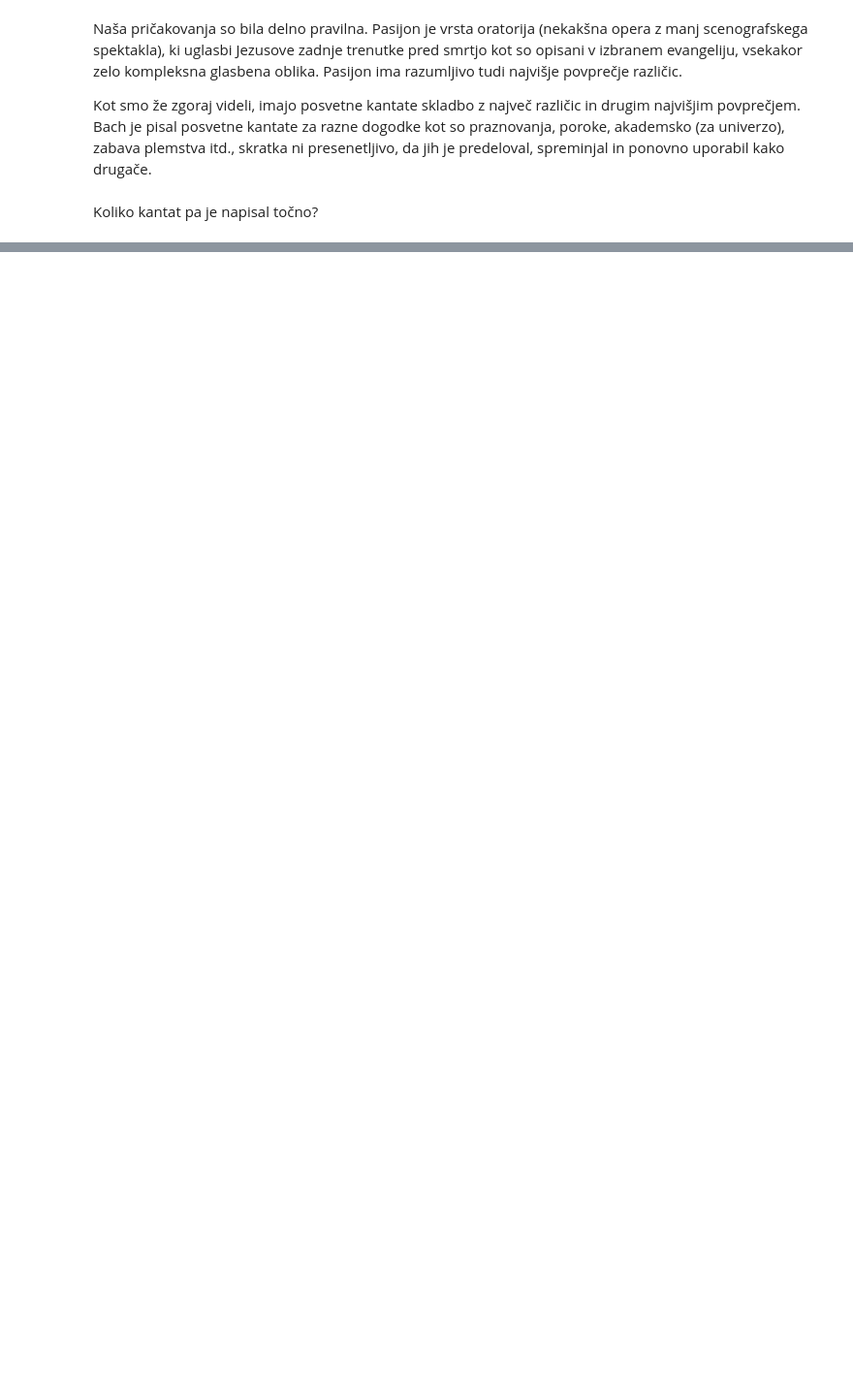
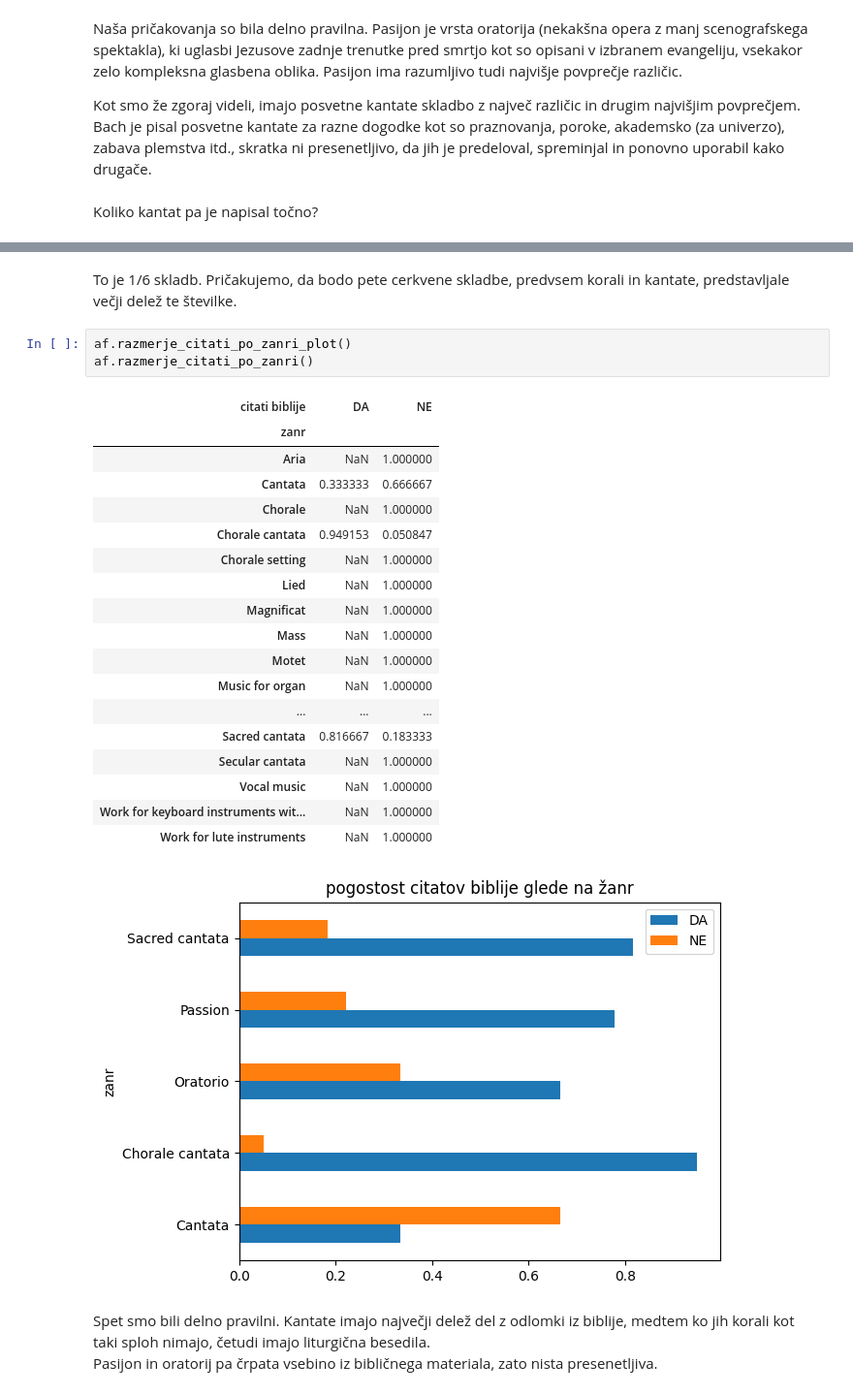
Before and after one commit to MajBijol147/Uvod_v_programiranje, a Jupyter notebook: seminarska_naloga/analiza_podatkov.ipynb, the cells around one changed output, grey strips where cells are left out. Shown at 97% size. Drawn from its saved outputs; the diff is of its cells as text; blank space fills up the shorter version.

```diff
--- a/seminarska_naloga/analiza_podatkov.ipynb
+++ b/seminarska_naloga/analiza_podatkov.ipynb
@@ -87,0 +99,28 @@ Izstopa tudi "delo za instrumente s tipkami", za takratni čas čembalo in klavi
+# %% [markdown]
+To je 1/6 skladb. Pričakujemo, da bodo pete cerkvene skladbe, predvsem korali in kantate, predstavljale večji delež te številke.
+# %%
+af.razmerje_citati_po_zanri_plot()
+af.razmerje_citati_po_zanri()
+# %% [output]
+| citati biblije | DA | NE |
+| zanr |  |  |
+| Aria | NaN | 1.000000 |
+| Cantata | 0.333333 | 0.666667 |
+| Chorale | NaN | 1.000000 |
+| Chorale cantata | 0.949153 | 0.050847 |
+| Chorale setting | NaN | 1.000000 |
+| Lied | NaN | 1.000000 |
+| Magnificat | NaN | 1.000000 |
+| Mass | NaN | 1.000000 |
+| Motet | NaN | 1.000000 |
+| Music for organ | NaN | 1.000000 |
+| ... | ... | ... |
+| Sacred cantata | 0.816667 | 0.183333 |
+| Secular cantata | NaN | 1.000000 |
+| Vocal music | NaN | 1.000000 |
+| Work for keyboard instruments wit... | NaN | 1.000000 |
+| Work for lute instruments | NaN | 1.000000 |
+[figure, added]
+# %% [markdown]
+Spet smo bili delno pravilni. Kantate imajo največji delež del z odlomki iz biblije, medtem ko jih korali kot taki sploh nimajo, četudi imajo liturgična besedila.
+Pasijon in oratorij pa črpata vsebino iz bibličnega materiala, zato nista presenetljiva.
```
Also changed, not shown: parts of 44 cells of this notebook, 1 other file.
